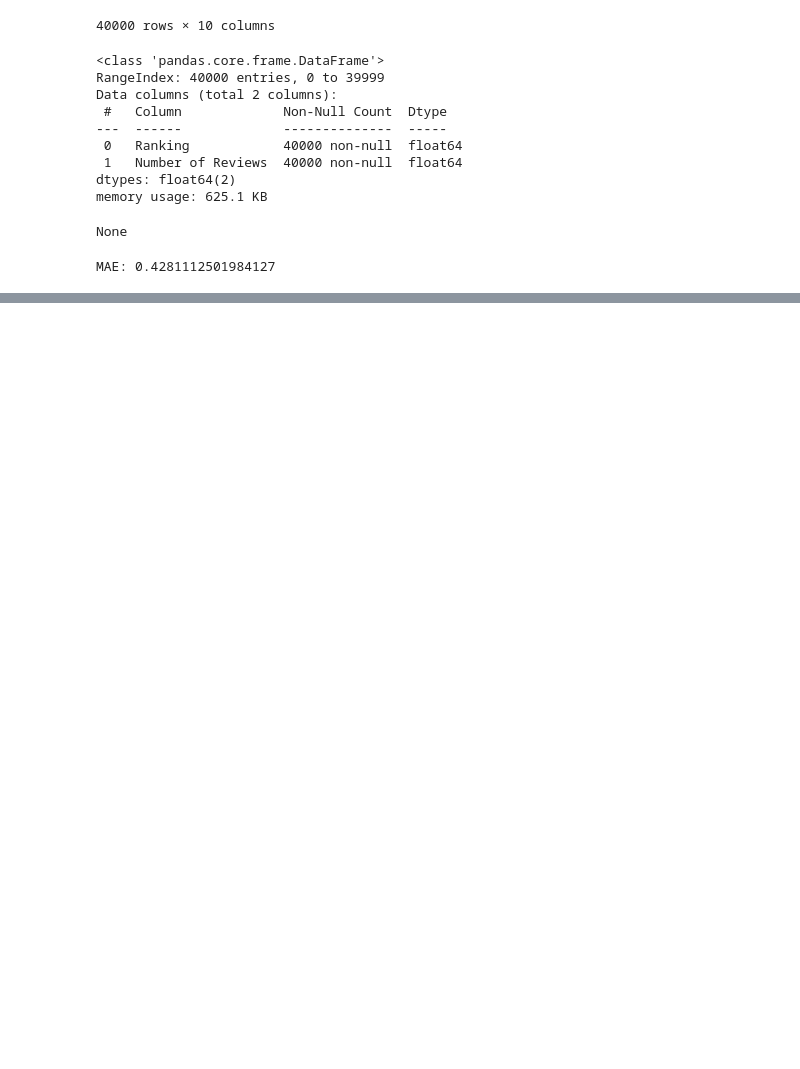
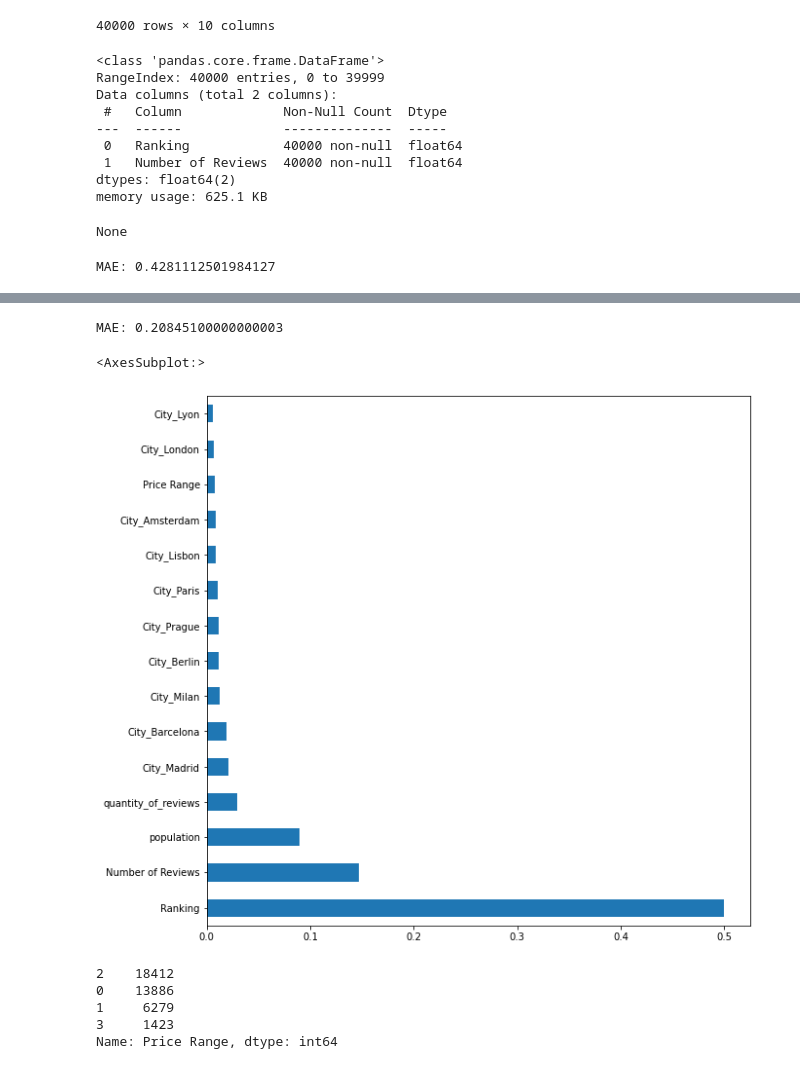
Before and after one commit to arsenbondaren/skillfactory, a Jupyter notebook: module_3/project_3-Bandarenka_Arsen.ipynb, the cells around one changed output, grey strips where cells are left out. Drawn from its saved outputs; the diff is of its cells as text; code cells hidden in the pictures; blank space fills up the shorter version.

```diff
--- a/module_3/project_3-Bandarenka_Arsen.ipynb
+++ b/module_3/project_3-Bandarenka_Arsen.ipynb
@@ -70,0 +449,6 @@ MAE: 0.4281112501984127
+# %%
+cities_dict = {'Paris':2148327, 'Stockholm':975550, 'London':8961989,'Berlin':3669491,'Munich':1488202,'Oporto':214349,'Milan':1399860,'Bratislava':424428,'Vienna':1921153,'Rome':2790712,'Barcelona':1664182,'Madrid':3334730,
+'Dublin': 1173179,'Brussels':1212352,'Zurich':402762,'Warsaw':1793579,'Budapest':1750216,'Copenhagen':794023,'Amsterdam':872757,'Lyon':516092,'Hamburg':1845229,'Lisbon':506654,'Prague':1335084,'Oslo':697010,'Helsinki':656250,
+'Edinburgh':482005,'Geneva':198979,'Ljubljana':279631,'Athens':664046,'Luxembourg':114303,'Krakow':779115 }
+# %%
+data1['population'] = data['City'].apply(lambda x: cities_dict[x])
@@ -70,0 +457,34 @@ MAE: 0.4281112501984127
+# %%
+from sklearn.preprocessing import StandardScaler
+scaler2 = StandardScaler()
+data1['population'] = scaler.fit_transform(np.array(data1['population']).reshape(-1,1))
+# %%
+X = data1.drop(['Restaurant_id', 'Rating', 'Cuisine Style', 'Reviews', 'URL_TA', 'ID_TA', 'dates_of_Reviews'], axis=1)
+X = X.fillna(0)
+y = data1['Rating']
+from sklearn.model_selection import train_test_split
+X_train, X_test, y_train, y_test = train_test_split(X, y, test_size=0.25)
+from sklearn.ensemble import RandomForestRegressor
+from sklearn import metrics
+regr = RandomForestRegressor(n_estimators=100)
+regr.fit(X_train, y_train)
+y_pred = regr.predict(X_test)
+# %%
+print('MAE:', metrics.mean_absolute_error(y_test, y_pred))
+# %% [output]
+MAE: 0.20845100000000003
+# %%
+plt.rcParams['figure.figsize'] = (10,10)
+feat_importances = pd.Series(regr.feature_importances_, index=X.columns)
+feat_importances.nlargest(15).plot(kind='barh')
+# %% [output]
+<AxesSubplot:>
+[figure, added]
+# %%
+data1['Price Range'].value_counts()
+# %% [output]
+2    18412
+0    13886
+1     6279
+3     1423
+Name: Price Range, dtype: int64
```
Also changed, not shown: parts of 54 cells of this notebook.
